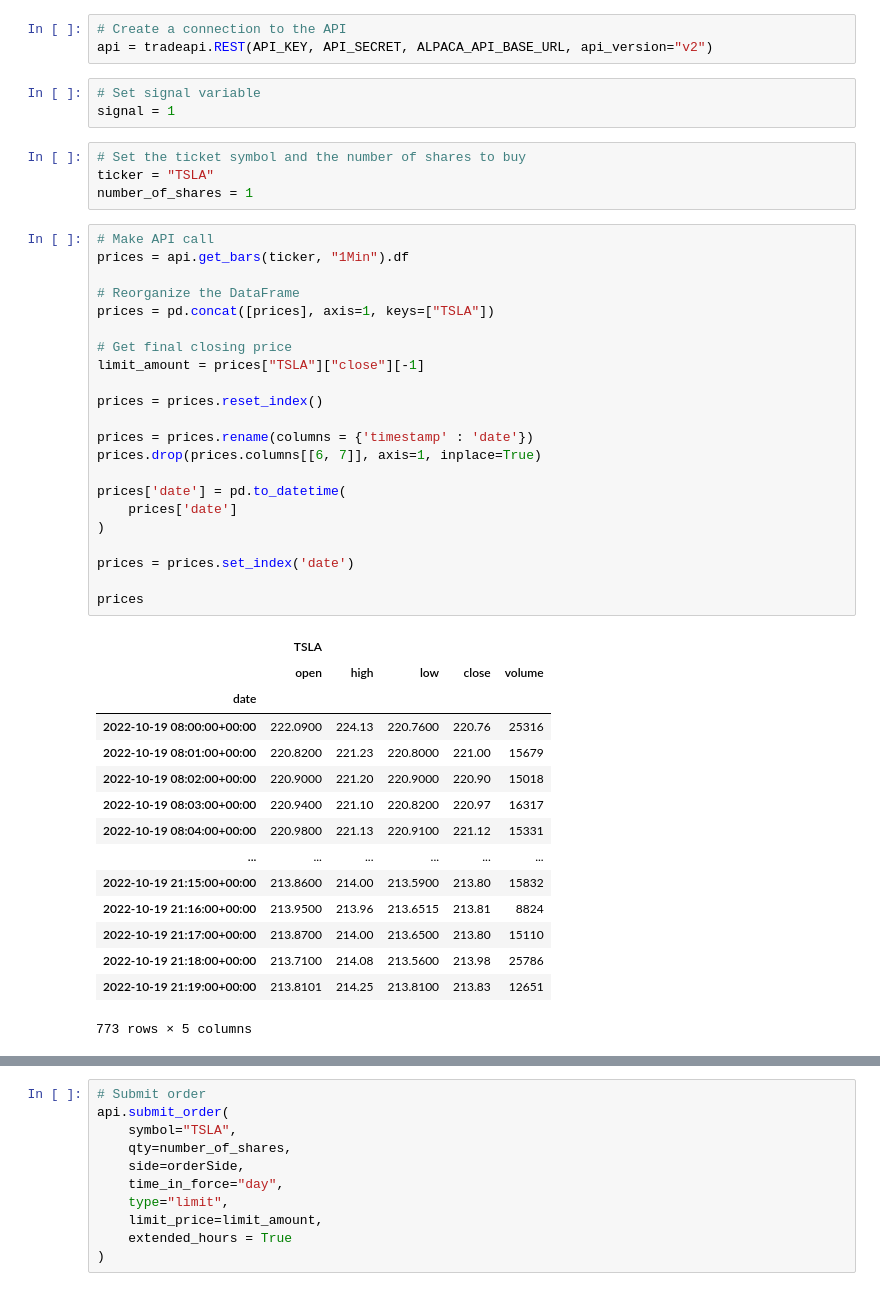
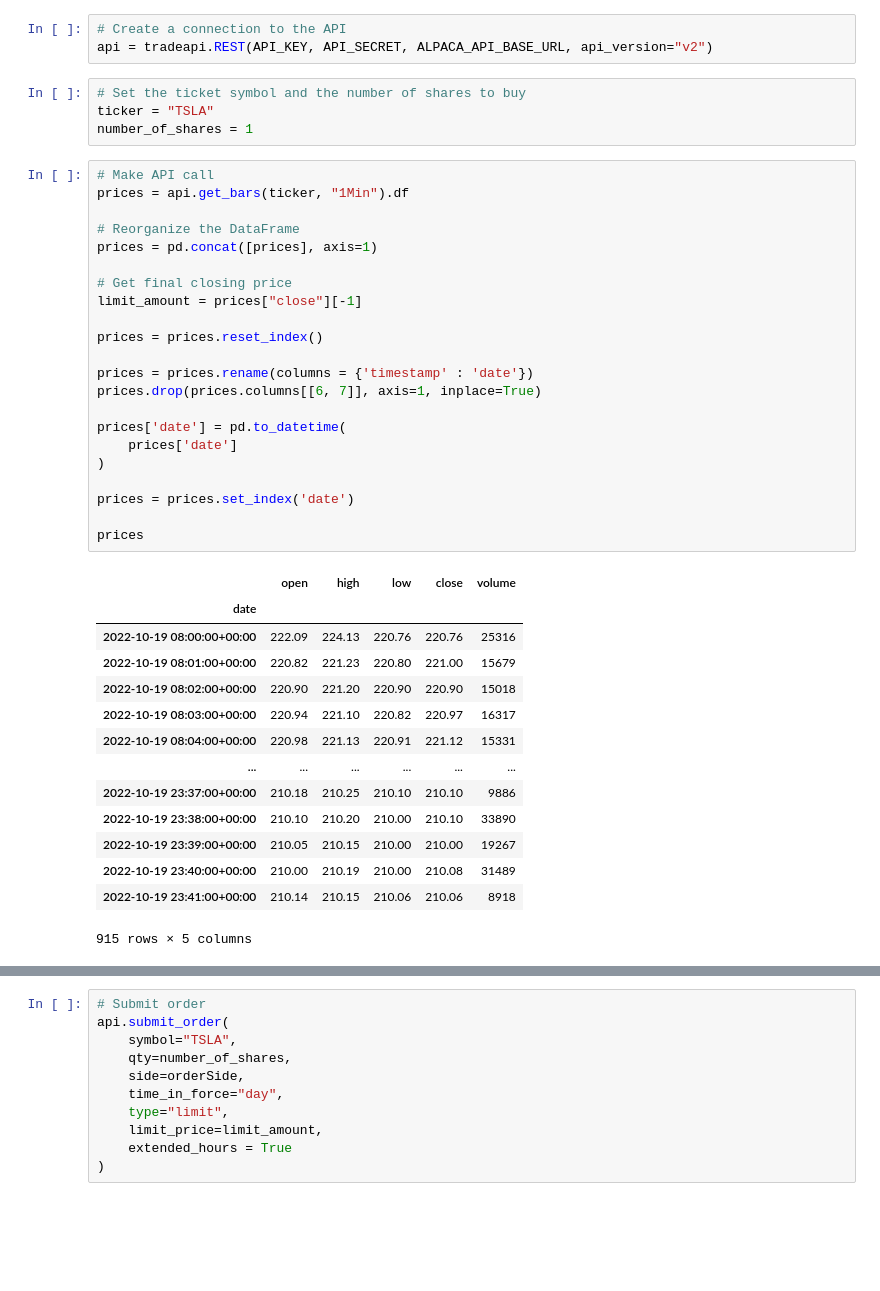
Before and after one commit to Mun-Min/ASU_2022_Bootcamp, a Jupyter notebook: Activity_Files/14-Algorithmic-Trading/3/Activities/08-Ins_Live_Trade_Demo/Solved/live_trade_demo.ipynb, the cells around one changed output, grey strips where cells are left out. Drawn from its saved outputs; the diff is of its cells as text; blank space fills up the shorter version.

```diff
--- a/Activity_Files/14-Algorithmic-Trading/3/Activities/08-Ins_Live_Trade_Demo/Solved/live_trade_demo.ipynb
+++ b/Activity_Files/14-Algorithmic-Trading/3/Activities/08-Ins_Live_Trade_Demo/Solved/live_trade_demo.ipynb
@@ -25,9 +25,6 @@ ALPACA_API_BASE_URL = "https://paper-api.alpaca.markets"
 # %%
 # Create a connection to the API
 api = tradeapi.REST(API_KEY, API_SECRET, ALPACA_API_BASE_URL, api_version="v2")
-# %%
-# Set signal variable
-signal = 1
 # %%
 # Set the ticket symbol and the number of shares to buy
 ticker = "TSLA"
@@ -35,38 +32,37 @@ number_of_shares = 1
 # %%
 # Make API call
 prices = api.get_bars(ticker, "1Min").df
 
 # Reorganize the DataFrame
-prices = pd.concat([prices], axis=1, keys=["TSLA"])
+prices = pd.concat([prices], axis=1)
 
 # Get final closing price
-limit_amount = prices["TSLA"]["close"][-1]
+limit_amount = prices["close"][-1]
 
 prices = prices.reset_index()
 
 prices = prices.rename(columns = {'timestamp' : 'date'})
 prices.drop(prices.columns[[6, 7]], axis=1, inplace=True)
 
 prices['date'] = pd.to_datetime(
     prices['date']
 )
 
 prices = prices.set_index('date')
 
 prices
 # %% [output]
-|  | TSLA |  |  |  |  |
 |  | open | high | low | close | volume |
 | date |  |  |  |  |  |
-| 2022-10-19 08:00:00+00:00 | 222.0900 | 224.13 | 220.7600 | 220.76 | 25316 |
-| 2022-10-19 08:01:00+00:00 | 220.8200 | 221.23 | 220.8000 | 221.00 | 15679 |
-| 2022-10-19 08:02:00+00:00 | 220.9000 | 221.20 | 220.9000 | 220.90 | 15018 |
-| 2022-10-19 08:03:00+00:00 | 220.9400 | 221.10 | 220.8200 | 220.97 | 16317 |
-| 2022-10-19 08:04:00+00:00 | 220.9800 | 221.13 | 220.9100 | 221.12 | 15331 |
+| 2022-10-19 08:00:00+00:00 | 222.09 | 224.13 | 220.76 | 220.76 | 25316 |
+| 2022-10-19 08:01:00+00:00 | 220.82 | 221.23 | 220.80 | 221.00 | 15679 |
+| 2022-10-19 08:02:00+00:00 | 220.90 | 221.20 | 220.90 | 220.90 | 15018 |
+| 2022-10-19 08:03:00+00:00 | 220.94 | 221.10 | 220.82 | 220.97 | 16317 |
+| 2022-10-19 08:04:00+00:00 | 220.98 | 221.13 | 220.91 | 221.12 | 15331 |
 | ... | ... | ... | ... | ... | ... |
-| 2022-10-19 21:15:00+00:00 | 213.8600 | 214.00 | 213.5900 | 213.80 | 15832 |
-| 2022-10-19 21:16:00+00:00 | 213.9500 | 213.96 | 213.6515 | 213.81 | 8824 |
-| 2022-10-19 21:17:00+00:00 | 213.8700 | 214.00 | 213.6500 | 213.80 | 15110 |
-| 2022-10-19 21:18:00+00:00 | 213.7100 | 214.08 | 213.5600 | 213.98 | 25786 |
-| 2022-10-19 21:19:00+00:00 | 213.8101 | 214.25 | 213.8100 | 213.83 | 12651 |
+| 2022-10-19 23:37:00+00:00 | 210.18 | 210.25 | 210.10 | 210.10 | 9886 |
+| 2022-10-19 23:38:00+00:00 | 210.10 | 210.20 | 210.00 | 210.10 | 33890 |
+| 2022-10-19 23:39:00+00:00 | 210.05 | 210.15 | 210.00 | 210.00 | 19267 |
+| 2022-10-19 23:40:00+00:00 | 210.00 | 210.19 | 210.00 | 210.08 | 31489 |
+| 2022-10-19 23:41:00+00:00 | 210.14 | 210.15 | 210.06 | 210.06 | 8918 |
-773 rows × 5 columns
+915 rows × 5 columns
```
Also changed, not shown: parts of 4 cells of this notebook, 1 other file.
